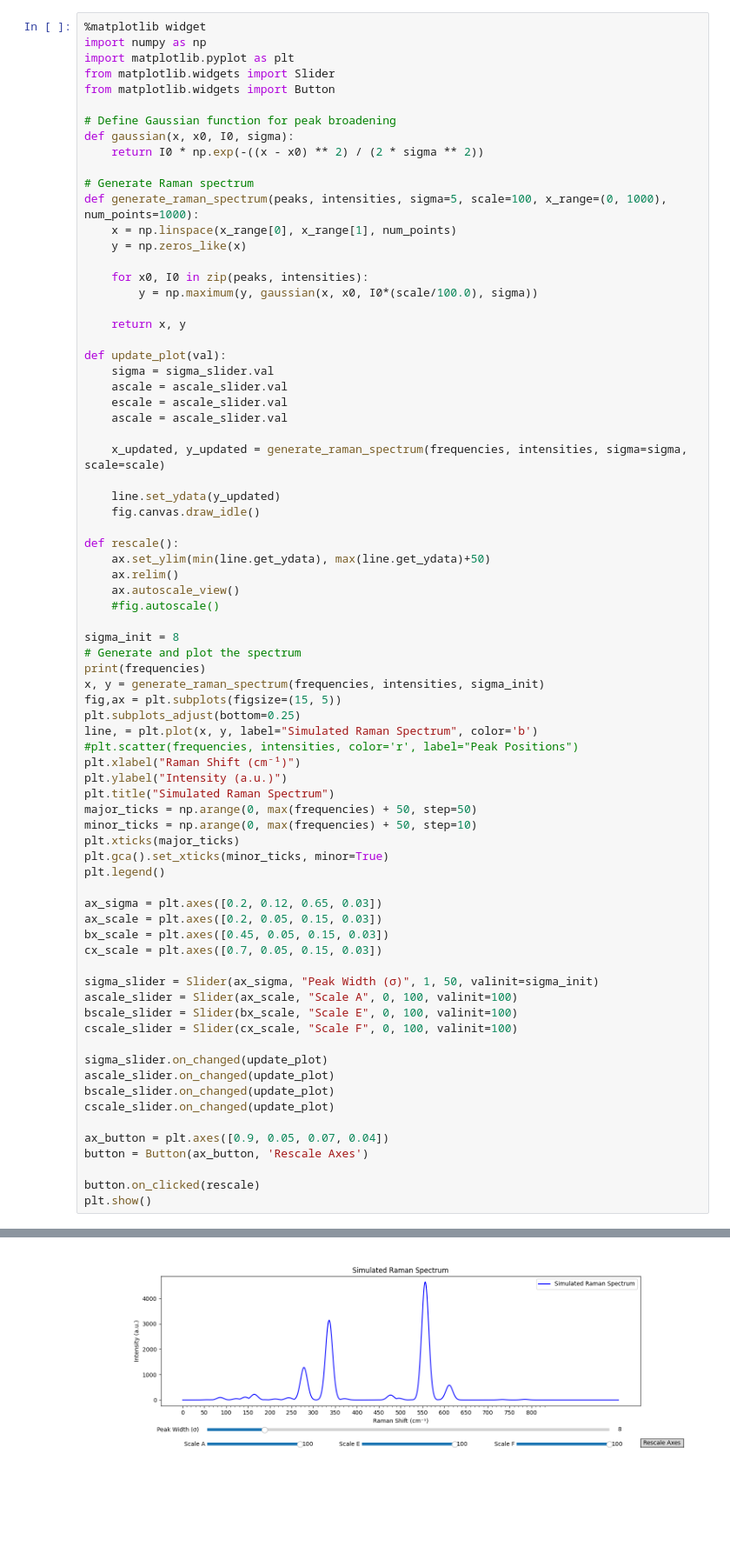
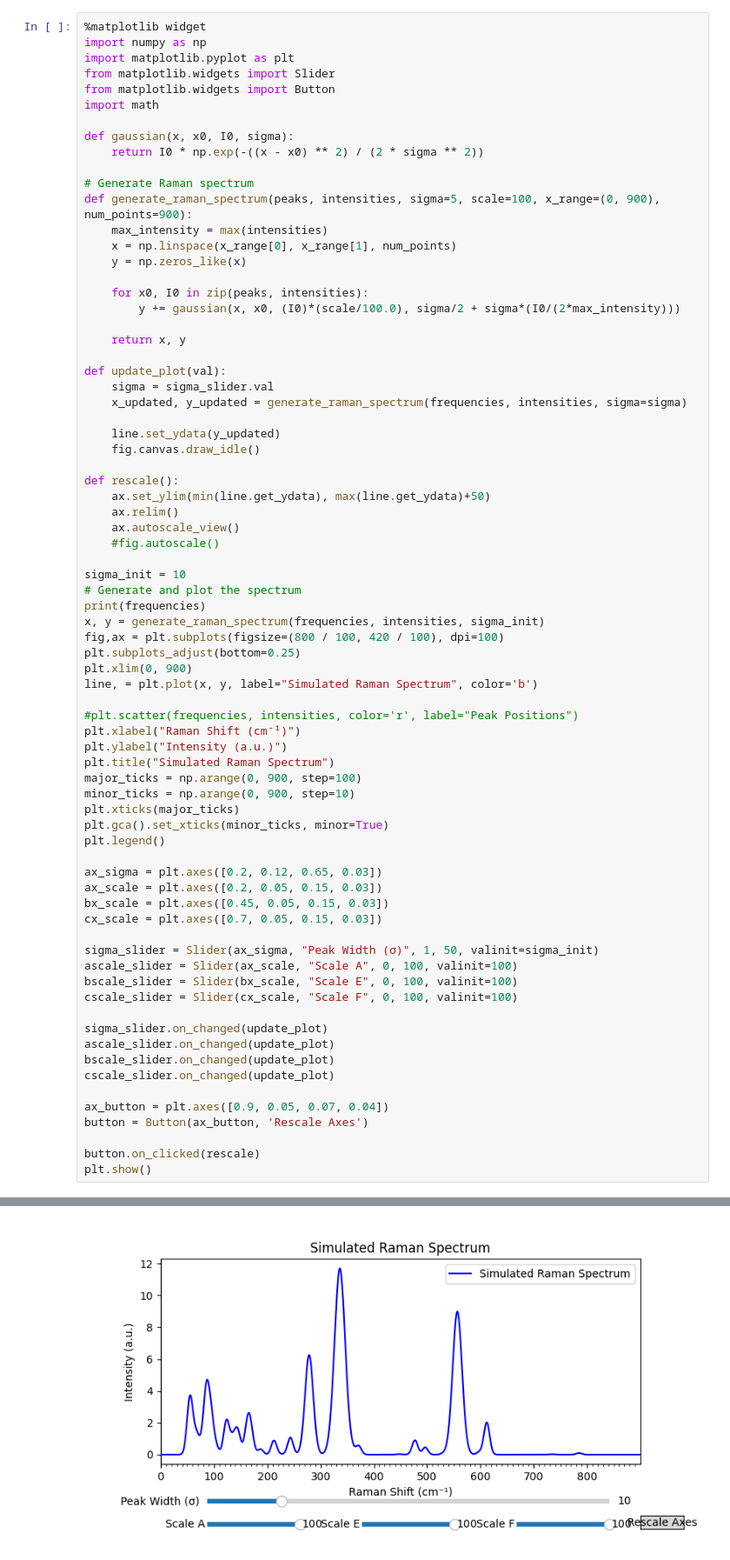
Before and after one commit to oleksandrchuma/plots, a Jupyter notebook: python/castep.ipynb, the cells around one changed output, grey strips where cells are left out. Shown at 87% size. Drawn from its saved outputs; the diff is of its cells as text; blank space fills up the shorter version.

Commit message:
plot app

```diff
--- a/python/castep.ipynb
+++ b/python/castep.ipynb
@@ -41,28 +62,25 @@ import numpy as np
 import matplotlib.pyplot as plt
 from matplotlib.widgets import Slider
 from matplotlib.widgets import Button
+import math
 
-# Define Gaussian function for peak broadening
 def gaussian(x, x0, I0, sigma):
     return I0 * np.exp(-((x - x0) ** 2) / (2 * sigma ** 2))
 
 # Generate Raman spectrum
-def generate_raman_spectrum(peaks, intensities, sigma=5, scale=100, x_range=(0, 1000), num_points=1000):
+def generate_raman_spectrum(peaks, intensities, sigma=5, scale=100, x_range=(0, 900), num_points=900):
+    max_intensity = max(intensities)
     x = np.linspace(x_range[0], x_range[1], num_points)
     y = np.zeros_like(x)
 
     for x0, I0 in zip(peaks, intensities):
-        y = np.maximum(y, gaussian(x, x0, I0*(scale/100.0), sigma))
+        y += gaussian(x, x0, (I0)*(scale/100.0), sigma/2 + sigma*(I0/(2*max_intensity)))
 
     return x, y
 
 def update_plot(val):
     sigma = sigma_slider.val
-    ascale = ascale_slider.val
-    escale = ascale_slider.val
-    ascale = ascale_slider.val
-
-    x_updated, y_updated = generate_raman_spectrum(frequencies, intensities, sigma=sigma, scale=scale)
+    x_updated, y_updated = generate_raman_spectrum(frequencies, intensities, sigma=sigma)
 
     line.set_ydata(y_updated)
     fig.canvas.draw_idle()
@@ -73,43 +91,45 @@ def rescale():
     ax.autoscale_view()
     #fig.autoscale()
 
-sigma_init = 8
+sigma_init = 10
 # Generate and plot the spectrum
 print(frequencies)
 x, y = generate_raman_spectrum(frequencies, intensities, sigma_init)
-fig,ax = plt.subplots(figsize=(15, 5))
+fig,ax = plt.subplots(figsize=(800 / 100, 420 / 100), dpi=100)
 plt.subplots_adjust(bottom=0.25)
+plt.xlim(0, 900)
 line, = plt.plot(x, y, label="Simulated Raman Spectrum", color='b')
+
 #plt.scatter(frequencies, intensities, color='r', label="Peak Positions")
 plt.xlabel("Raman Shift (cm⁻¹)")
 plt.ylabel("Intensity (a.u.)")
 plt.title("Simulated Raman Spectrum")
-major_ticks = np.arange(0, max(frequencies) + 50, step=50)
-minor_ticks = np.arange(0, max(frequencies) + 50, step=10)
+major_ticks = np.arange(0, 900, step=100)
+minor_ticks = np.arange(0, 900, step=10)
 plt.xticks(major_ticks)
 plt.gca().set_xticks(minor_ticks, minor=True)
 plt.legend()
 
 ax_sigma = plt.axes([0.2, 0.12, 0.65, 0.03])
 ax_scale = plt.axes([0.2, 0.05, 0.15, 0.03])
 bx_scale = plt.axes([0.45, 0.05, 0.15, 0.03])
 cx_scale = plt.axes([0.7, 0.05, 0.15, 0.03])
 
 sigma_slider = Slider(ax_sigma, "Peak Width (σ)", 1, 50, valinit=sigma_init)
 ascale_slider = Slider(ax_scale, "Scale A", 0, 100, valinit=100)
 bscale_slider = Slider(bx_scale, "Scale E", 0, 100, valinit=100)
 cscale_slider = Slider(cx_scale, "Scale F", 0, 100, valinit=100)
 
 sigma_slider.on_changed(update_plot)
 ascale_slider.on_changed(update_plot)
 bscale_slider.on_changed(update_plot)
 cscale_slider.on_changed(update_plot)
 
 ax_button = plt.axes([0.9, 0.05, 0.07, 0.04])
 button = Button(ax_button, 'Rescale Axes')
 
 button.on_clicked(rescale)
 plt.show()
 # %% [output]
 [45.215501, 45.215501, 45.215501, 52.597421, 52.597421, 52.597421, 56.120118, 56.120118, 56.120118, 61.640431, 67.918822, 67.918822, 84.692793, 84.692793, 84.692793, 85.207996, 85.207996, 86.271004, 9 ...
-[figure, old version]
+[figure, new version]
```
Also changed, not shown: parts of 1 cell of this notebook, 2 other files.
